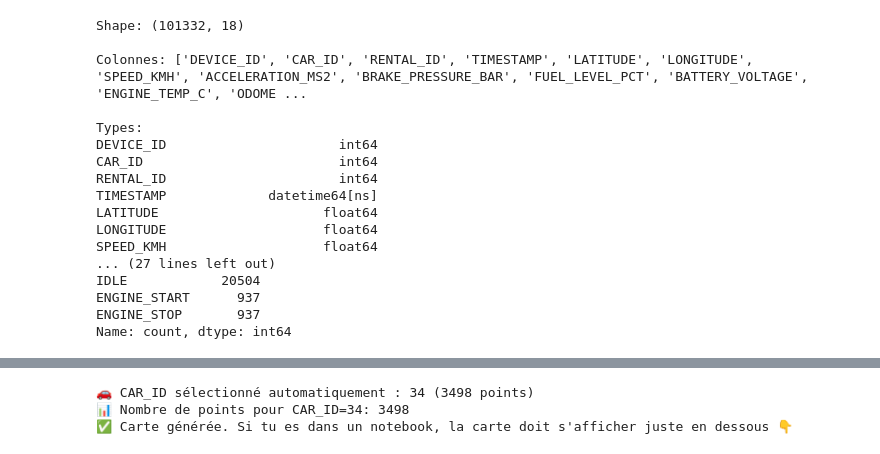
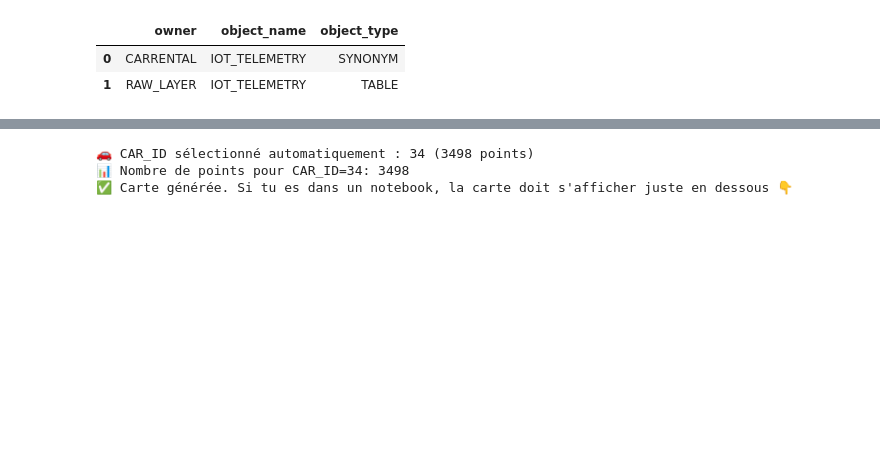
Before and after one commit to Bjibjihamza/car-rental-bi-platform, a Jupyter notebook: src/Notebooks/check.ipynb, the cells around one changed output, grey strips where cells are left out. Cells and saved outputs as stored; diff of their text form; code cells hidden in the pictures; blank space fills up the shorter version.

```diff
--- a/src/Notebooks/check.ipynb
+++ b/src/Notebooks/check.ipynb
@@ -37,35 +24,18 @@ df.head()
 # %%
-# Aperçu global du dataset
-print("Shape:", df.shape)
-print("\nColonnes:", df.columns.tolist())
+with sys_engine.connect() as conn:
+    owners = pd.read_sql(
+        text("""
+        SELECT owner, object_name, object_type
+        FROM dba_objects
+        WHERE object_name = 'IOT_TELEMETRY'
+        ORDER BY owner
+        """),
+        conn
+    )
 
-print("\nTypes:")
-print(df.dtypes)
-
-print("\nQuelques stats sur SPEED_KMH, ODOMETER_KM, FUEL_LEVEL_PCT:")
-print(
-    df[["SPEED_KMH", "ODOMETER_KM", "FUEL_LEVEL_PCT"]]
-    .describe(percentiles=[0.01, 0.5, 0.99])
-)
-
-print("\nRépartition des EVENT_TYPE:")
-print(df["EVENT_TYPE"].value_counts(dropna=False))
+owners
 # %% [output]
-Shape: (101332, 18)
-
-Colonnes: ['DEVICE_ID', 'CAR_ID', 'RENTAL_ID', 'TIMESTAMP', 'LATITUDE', 'LONGITUDE', 'SPEED_KMH', 'ACCELERATION_MS2', 'BRAKE_PRESSURE_BAR', 'FUEL_LEVEL_PCT', 'BATTERY_VOLTAGE', 'ENGINE_TEMP_C', 'ODOME ...
-
-Types:
-DEVICE_ID                      int64
-CAR_ID                         int64
-RENTAL_ID                      int64
-TIMESTAMP             datetime64[ns]
-LATITUDE                     float64
-LONGITUDE                    float64
-SPEED_KMH                    float64
-... (27 lines left out)
-IDLE            20504
-ENGINE_START      937
-ENGINE_STOP       937
-Name: count, dtype: int64
+|  | owner | object_name | object_type |
+| 0 | CARRENTAL | IOT_TELEMETRY | SYNONYM |
+| 1 | RAW_LAYER | IOT_TELEMETRY | TABLE |
 # %%
```
Also changed, not shown: parts of 10 cells of this notebook, 11 other files.
